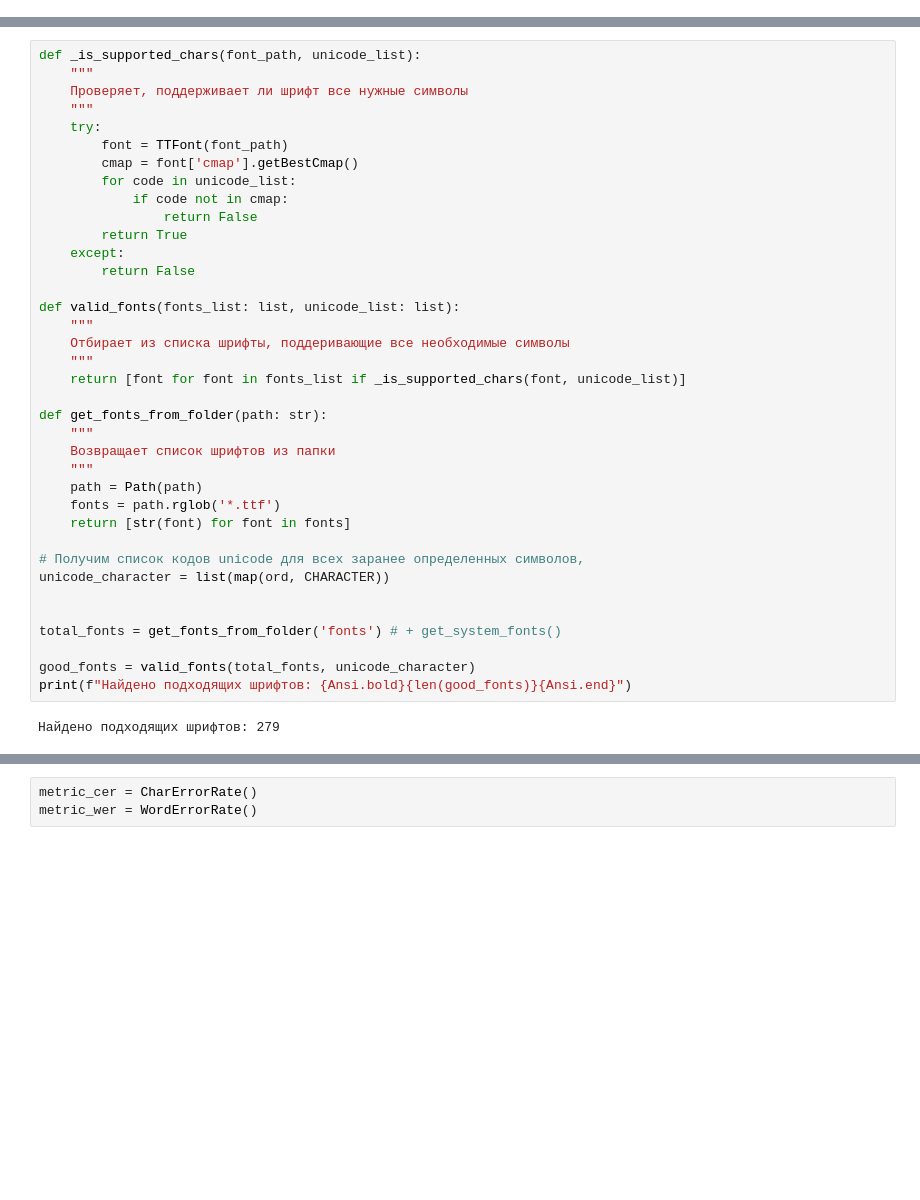
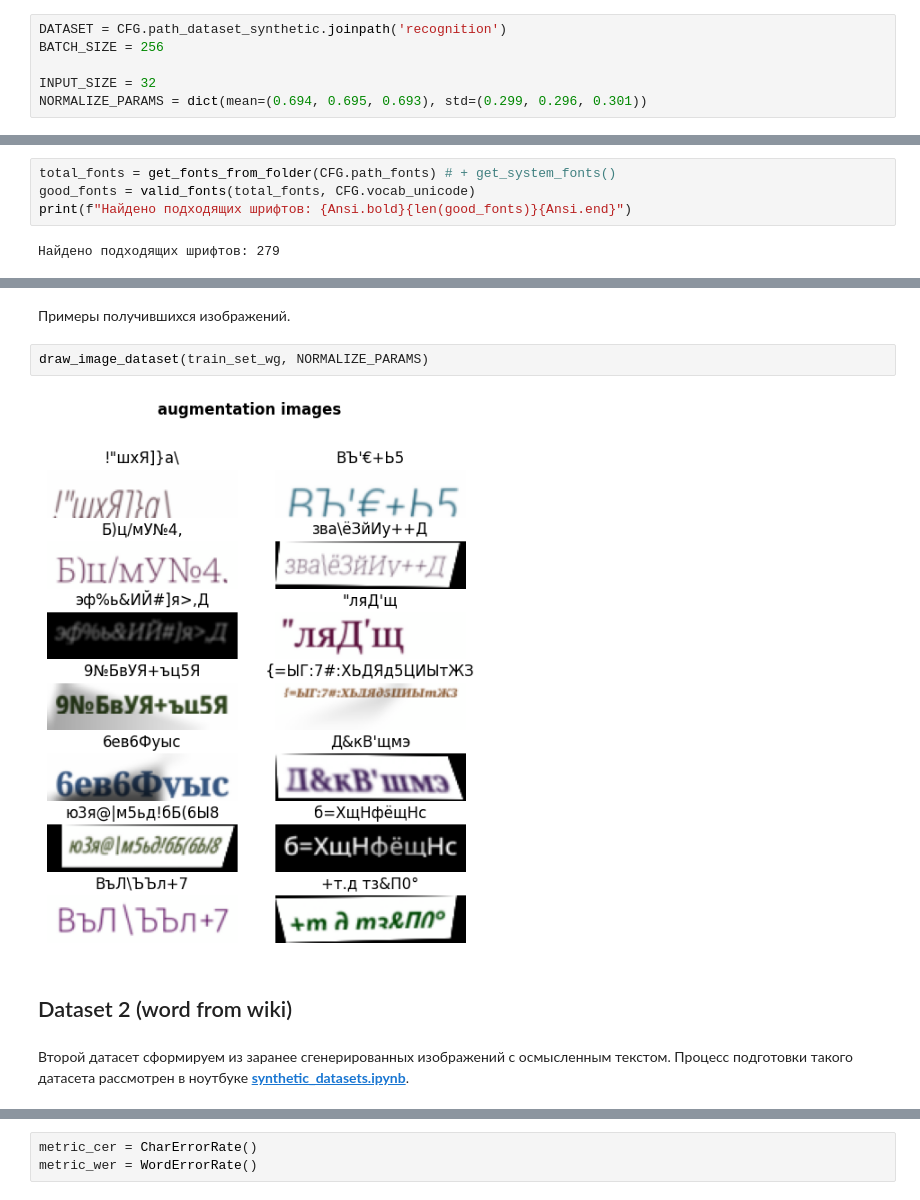
Before and after one commit to aufflammen/ocr_cyrillic, a Jupyter notebook: train_recognition.ipynb, the cells around one changed output, grey strips where cells are left out. Saved outputs shown, nothing was run; the diff lists cells and outputs as text; blank space fills up the shorter version.

```diff
--- a/train_recognition.ipynb
+++ b/train_recognition.ipynb
@@ -57 +85,7 @@ CFG = load_config()
+# %%
+DATASET = CFG.path_dataset_synthetic.joinpath('recognition')
+BATCH_SIZE = 256
+
+INPUT_SIZE = 32
+NORMALIZE_PARAMS = dict(mean=(0.694, 0.695, 0.693), std=(0.299, 0.296, 0.301))
 # %% [markdown]
@@ -165,39 +97,6 @@ from fontTools.ttLib import TTFont
 # %%
-def _is_supported_chars(font_path, unicode_list):
-    """
-    Проверяет, поддерживает ли шрифт все нужные символы
-    """
-    try:
-        font = TTFont(font_path)
-        cmap = font['cmap'].getBestCmap()
-        for code in unicode_list:
-            if code not in cmap:
-                return False
-        return True
-    except:
-        return False
-
-def valid_fonts(fonts_list: list, unicode_list: list):
-    """
-    Отбирает из списка шрифты, поддеривающие все необходимые символы
-    """
-    return [font for font in fonts_list if _is_supported_chars(font, unicode_list)]
-
-def get_fonts_from_folder(path: str):
-    """
-    Возвращает список шрифтов из папки
-    """
-    path = Path(path)
-    fonts = path.rglob('*.ttf')
-    return [str(font) for font in fonts]
-
-# Получим список кодов unicode для всех заранее определенных символов,
-unicode_character = list(map(ord, CHARACTER))
-
-
-total_fonts = get_fonts_from_folder('fonts') # + get_system_fonts()
-
-good_fonts = valid_fonts(total_fonts, unicode_character)
+total_fonts = get_fonts_from_folder(CFG.path_fonts) # + get_system_fonts()
+good_fonts = valid_fonts(total_fonts, CFG.vocab_unicode)
 print(f"Найдено подходящих шрифтов: {Ansi.bold}{len(good_fonts)}{Ansi.end}")
 # %% [output]
 Найдено подходящих шрифтов: 279
@@ -239 +161,11 @@ val_set_r = WordGenerator(
+# %% [markdown]
+Примеры получившихся изображений.
+# %%
+draw_image_dataset(train_set_wg, NORMALIZE_PARAMS)
+# %% [output]
+[figure, added]
+# %% [markdown]
+## Dataset 2 (word from wiki)
+# %% [markdown]
+Второй датасет сформируем из заранее сгенерированных изображений с осмысленным текстом. Процесс подготовки такого датасета рассмотрен в ноутбуке **[synthetic_datasets.ipynb](synthetic_datasets.ipynb)**.
 # %%
```
Also changed, not shown: parts of 38 cells of this notebook, 7 other files.
